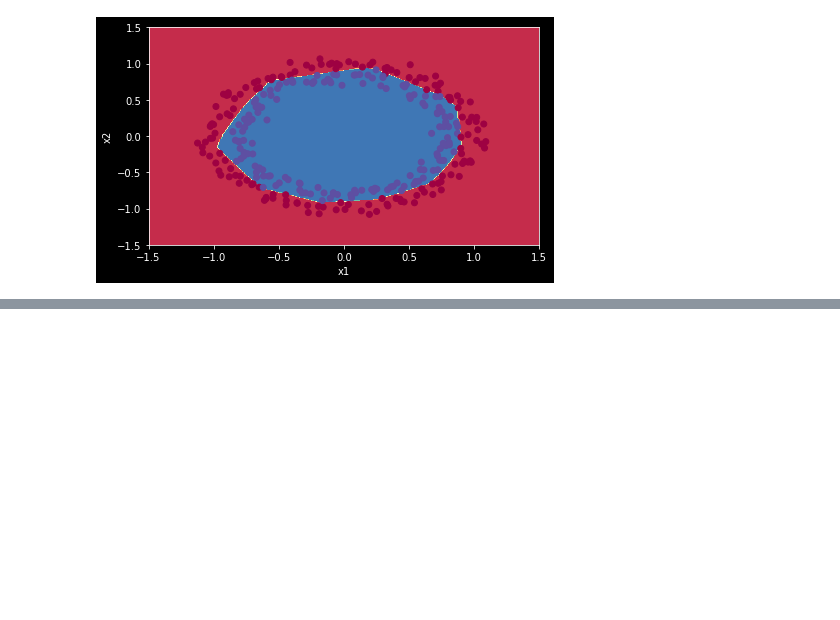
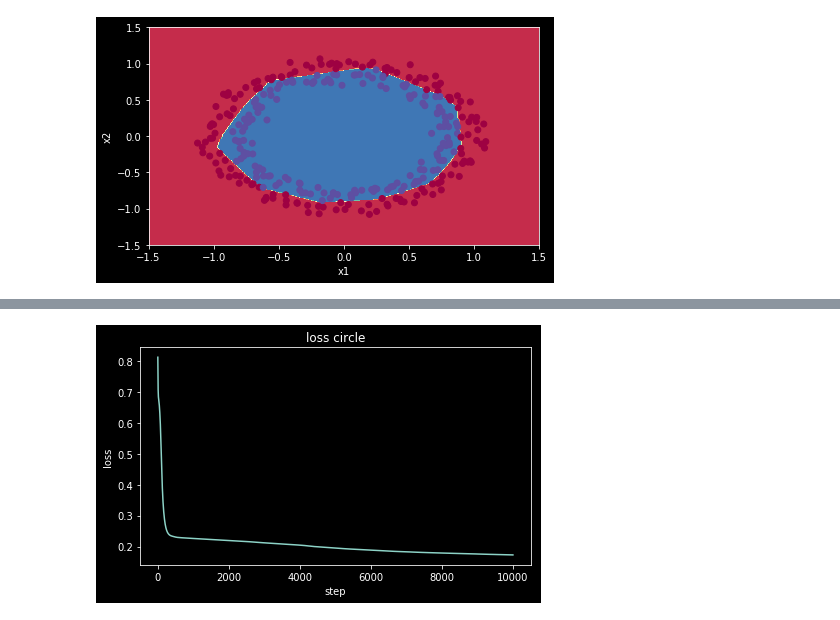
Before and after one commit to wjphallo/deeplearning-study, a Jupyter notebook: 2-1/2-1.ipynb, the cells around one changed output, grey strips where cells are left out. Cells and saved outputs as stored; diff of their text form; code cells hidden in the pictures; blank space fills up the shorter version.

```diff
--- a/2-1/2-1.ipynb
+++ b/2-1/2-1.ipynb
@@ -163,0 +222,39 @@ init_utils.plot_decision_boundary(lambda X: init_utils.predict_dec(params, X.T),
+# %%
+def model_reg(X, Y, alpha=0.05, loops=10000, lambd=0, keep_prob=1, init_method='he'):
+    grads = {}
+    costs = []
+    m = X.shape[1]
+    layers_dims = [X.shape[0], 20, 3, 1]
+    # inintial params
+    if init_method == 'zeros':
+        params = init_zeros(layers_dims)
+    elif init_method == 'random':
+        params = init_random(layers_dims)
+    elif init_method == 'he':
+        params = init_he(layers_dims)
+    else:
+        print('Error: unexcepted init_method!')
+    # start train
+    for i in range(loops):
+        a3, cache = forward_propagate_with_reg(X, params, keep_prob=keep_prob)
+        cost = compute_loss_with_reg(a3, Y, params, lambd=lambd)
+        costs.append(cost)
+        grads = backward_propagate_with_reg(X, Y, cache, lambd=lambd, keep_prob=keep_prob)
+        params = reg_utils.update_parameters(params, grads, alpha)
+        if (i+1) % 100 == 0:
+            print(f'No.{i+1} iteration\'s loss: {cost}')
+    plt.plot(costs)
+    plt.xlabel('step')
+    plt.ylabel('loss')
+    plt.title('loss circle')
+    plt.show()
+    return params
+# %%
+# no regularization
+np.random.seed(1)
+params = model_reg(X_re_train, Y_re_train, alpha=0.08, loops=10000, lambd=0, keep_prob=1, init_method='he')
+print('train set')
+prediction = reg_utils.predict(X_re_train, Y_re_train, params)
+print('test set')
+prediction = reg_utils.predict(X_re_test, Y_re_test, params)
+# %% [output]
@@ -163,0 +278 @@ init_utils.plot_decision_boundary(lambda X: init_utils.predict_dec(params, X.T),
+[figure, added]
```
Also changed, not shown: parts of 18 cells of this notebook, 5 other files.
